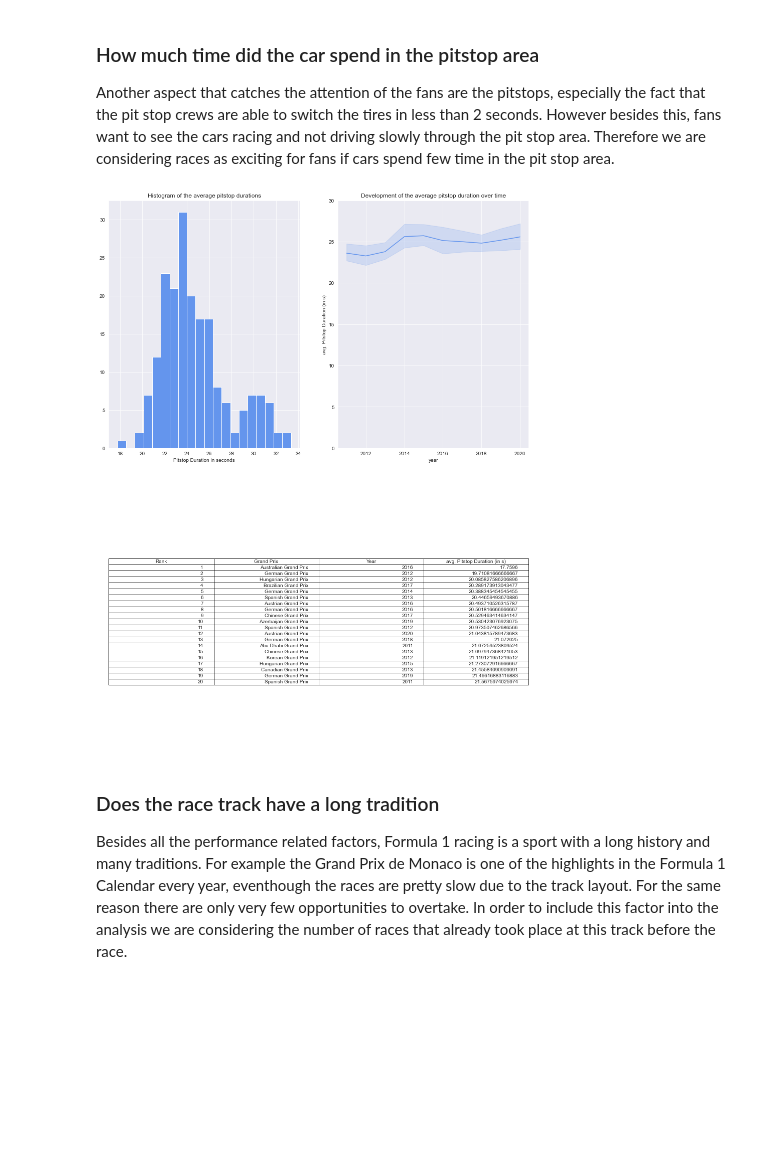
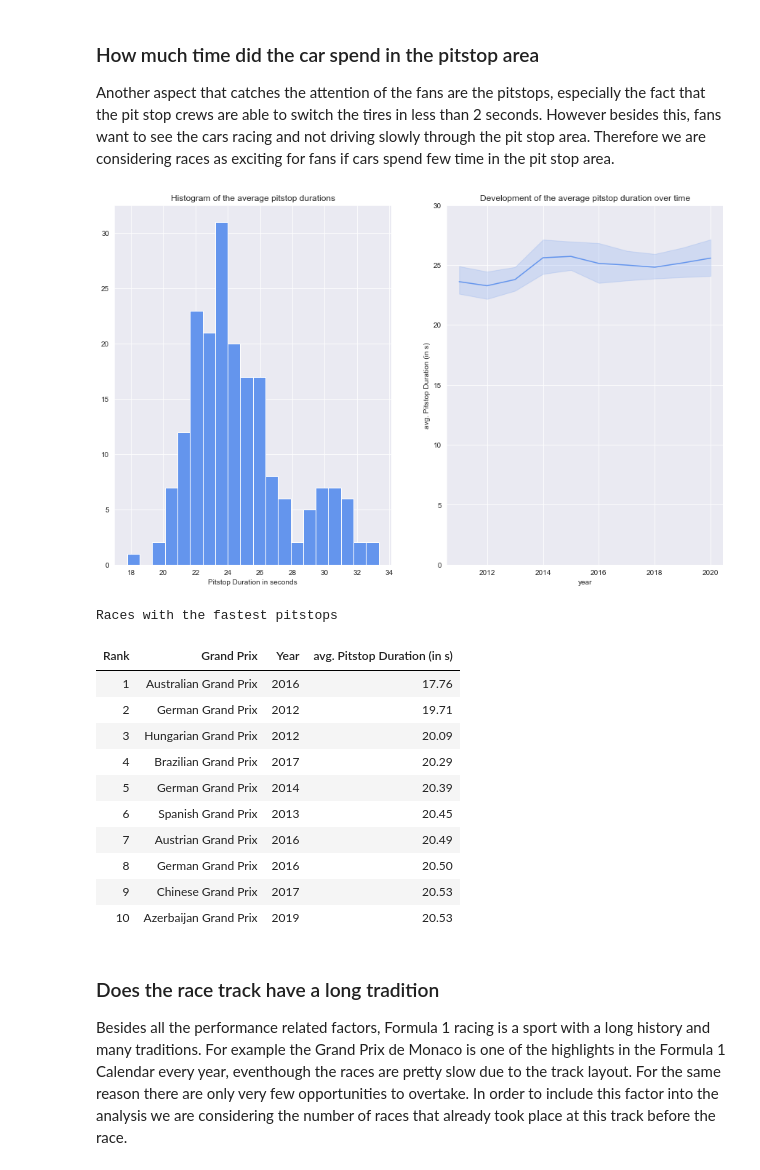
Before and after one commit to data301-2021-winter1/group16-project, a Jupyter notebook: notebooks/analysis2.ipynb, the cells around one changed output. Drawn from its saved outputs; the diff is of its cells as text; code cells hidden in the pictures; blank space fills up the shorter version.

```diff
--- a/notebooks/analysis2.ipynb
+++ b/notebooks/analysis2.ipynb
@@ -566,33 +574,18 @@ We can see that the Italian Grand Prix is the fastest track in the calendar. It
 ### Was the race faster than previous races on this track
 Besides the top speed, also the corner speed as well as the acceleration and deceleration of the cars are attracting the fans attention. As these are hard to quantify based on the available data, I am using the overall laptime, which is the best approximator for the mentioned criteria, that is available. We are going to look here again into the development over time and besides to this we will evealuate the races based on how close the best time got to the track record (record at the time the race took place).
 # %%
-f = plt.figure(figsize=(15, 20))
-gs = f.add_gridspec(2,2)
+f = plt.figure(figsize=(15, 7))
+gs = f.add_gridspec(1,2)
 
 ax = f.add_subplot(gs[0, 0])
 df_lap_times = df_races[['year', 'name', 'Fastest Lap of the Race', 'Lap record to Date']]
 fig1 = sns.lineplot(x="year", y="Fastest Lap of the Race", data=df_lap_times)
-fig1.set(title='Development of the fastest lap times over time', ylim=(0,100))
+fig1.set(title='Development of the fastest lap times over time', ylim=(0,100), ylabel='Fastest Lap of the Race (in s)')
 
 ax = f.add_subplot(gs[0, 1])
 df_lap_times['Lap Time relative to Track Record'] = df_lap_times['Fastest Lap of the Race'] / df_lap_times['Lap record to Date']
 fig1 = sns.lineplot(x="year", y="Lap Time relative to Track Record", data=df_lap_times)
-fig1.set(title='Development of the fastest laptimes in relation to the track record at the point of the race, over time', ylim=(0,1.3))
-
-sns.set_style('white')
-ax = f.add_subplot(gs[1, 0:])
-ax.spines["top"].set_visible(False)
-ax.spines["right"].set_visible(False)
-ax.spines["left"].set_visible(False)
-ax.spines["bottom"].set_visible(False)
-ax.set_yticks([])
-ax.set_xticks([])
-# list the top ten highspeeds
-df_time_top_ten = df_lap_times.sort_values(by='Lap Time relative to Track Record', ascending=True)[:20]
-df_time_top_ten['Rank'] = list(range(1,21))
-df_time_top_ten = df_time_top_ten[['Rank','name', 'year','Fastest Lap of the Race' ,'Lap Time relative to Track Record']].rename(columns={'name':'Grand Prix', 'year':'Year'})
-plt.table(cellText=df_time_top_ten.values, colLabels=df_time_top_ten.columns, loc='center')
-sns.set_style('darkgrid')
+fig1 = fig1.set(title='Development of the fastest laptimes \n in relation to the track record at the point of the race, over time', ylim=(0,1.3))
 # %% [output]
 A value is trying to be set on a copy of a slice from a DataFrame.
 Try using .loc[row_indexer,col_indexer] = value instead
@@ -608,33 +620,37 @@ Another aspect that catches the attention of the fans are the pitstops, especial
 # %%
 f = plt.figure(figsize=(15, 20))
 gs = f.add_gridspec(2,2)
 
 ax = f.add_subplot(gs[0, 0])
 # histogram
 fig1 = df_races[df_races['avg. Pitstop Duration (in s)']>0]['avg. Pitstop Duration (in s)'].hist(bins=20,color='cornflowerblue')
 fig1.set(title='Histogram of the average pitstop durations', xlabel='Pitstop Duration in seconds')
 
 ax = f.add_subplot(gs[0, 1])
 df_pitstoptimes = df_races[df_races['avg. Pitstop Duration (in s)']>0][['year', 'name', 'avg. Pitstop Duration (in s)']]
 fig2 = sns.lineplot(x=df_pitstoptimes.year, y=df_pitstoptimes['avg. Pitstop Duration (in s)'],color='cornflowerblue')
-fig2.set(ylim=(0,30), title='Development of the average pitstop duration over time')
-
-sns.set_style('white')
-ax = f.add_subplot(gs[1, 0:])
-ax.spines["top"].set_visible(False)
-ax.spines["right"].set_visible(False)
-ax.spines["left"].set_visible(False)
-ax.spines["bottom"].set_visible(False)
-ax.set_yticks([])
-ax.set_xticks([])
-# list the top ten highspeeds
-df_pit_time_top = df_pitstoptimes.sort_values(by='avg. Pitstop Duration (in s)', ascending=True)[:20]
-df_pit_time_top['Rank'] = list(range(1,21))
-df_pit_time_top = df_pit_time_top[['Rank','name', 'year','avg. Pitstop Duration (in s)']].rename(columns={'name':'Grand Prix', 'year':'Year'})
-plt.table(cellText=df_pit_time_top.values, colLabels=df_pit_time_top.columns, loc='center')
-sns.set_style('darkgrid')
+fig2 = fig2.set(ylim=(0,30), title='Development of the average pitstop duration over time')
 # %% [output]
-[figure, old version]
+[figure, new version]
+# %%
+df_pit_time_top = df_pitstoptimes.sort_values(by='avg. Pitstop Duration (in s)', ascending=True)[:10]
+df_pit_time_top['Rank'] = list(range(1,11))
+df_pit_time_top = df_pit_time_top[['Rank','name', 'year','avg. Pitstop Duration (in s)']].rename(columns={'name':'Grand Prix', 'year':'Year'})
+print('Races with the fastest pitstops')
+df_pit_time_top.style.hide_index().format({'avg. Pitstop Duration (in s)': "{:.2f}"})
+# %% [output]
+Races with the fastest pitstops
+| Rank | Grand Prix | Year | avg. Pitstop Duration (in s) |
+| 1 | Australian Grand Prix | 2016 | 17.76 |
+| 2 | German Grand Prix | 2012 | 19.71 |
+| 3 | Hungarian Grand Prix | 2012 | 20.09 |
+| 4 | Brazilian Grand Prix | 2017 | 20.29 |
+| 5 | German Grand Prix | 2014 | 20.39 |
+| 6 | Spanish Grand Prix | 2013 | 20.45 |
+| 7 | Austrian Grand Prix | 2016 | 20.49 |
+| 8 | German Grand Prix | 2016 | 20.50 |
+| 9 | Chinese Grand Prix | 2017 | 20.53 |
+| 10 | Azerbaijan Grand Prix | 2019 | 20.53 |
 # %% [markdown]
 ### Does the race track have a long tradition
 Besides all the performance related factors, Formula 1 racing is a sport with a long history and many traditions. For example the Grand Prix de Monaco is one of the highlights in the Formula 1 Calendar every year, eventhough the races are pretty slow due to the track layout. For the same reason there are only very few opportunities to overtake. In order to include this factor into the analysis we are considering the number of races that already took place at this track before the race.
```
Also changed, not shown: parts of 15 cells of this notebook.
